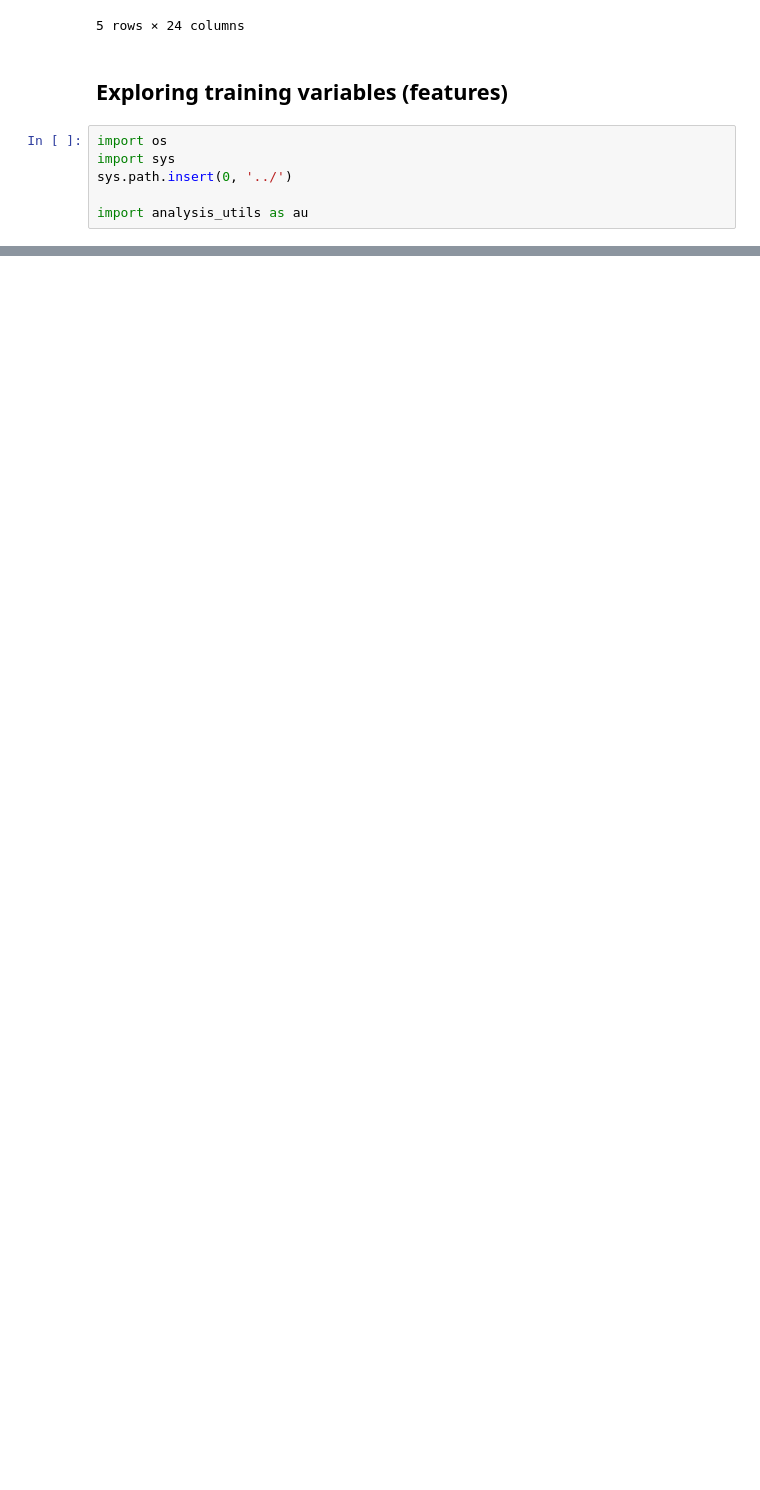
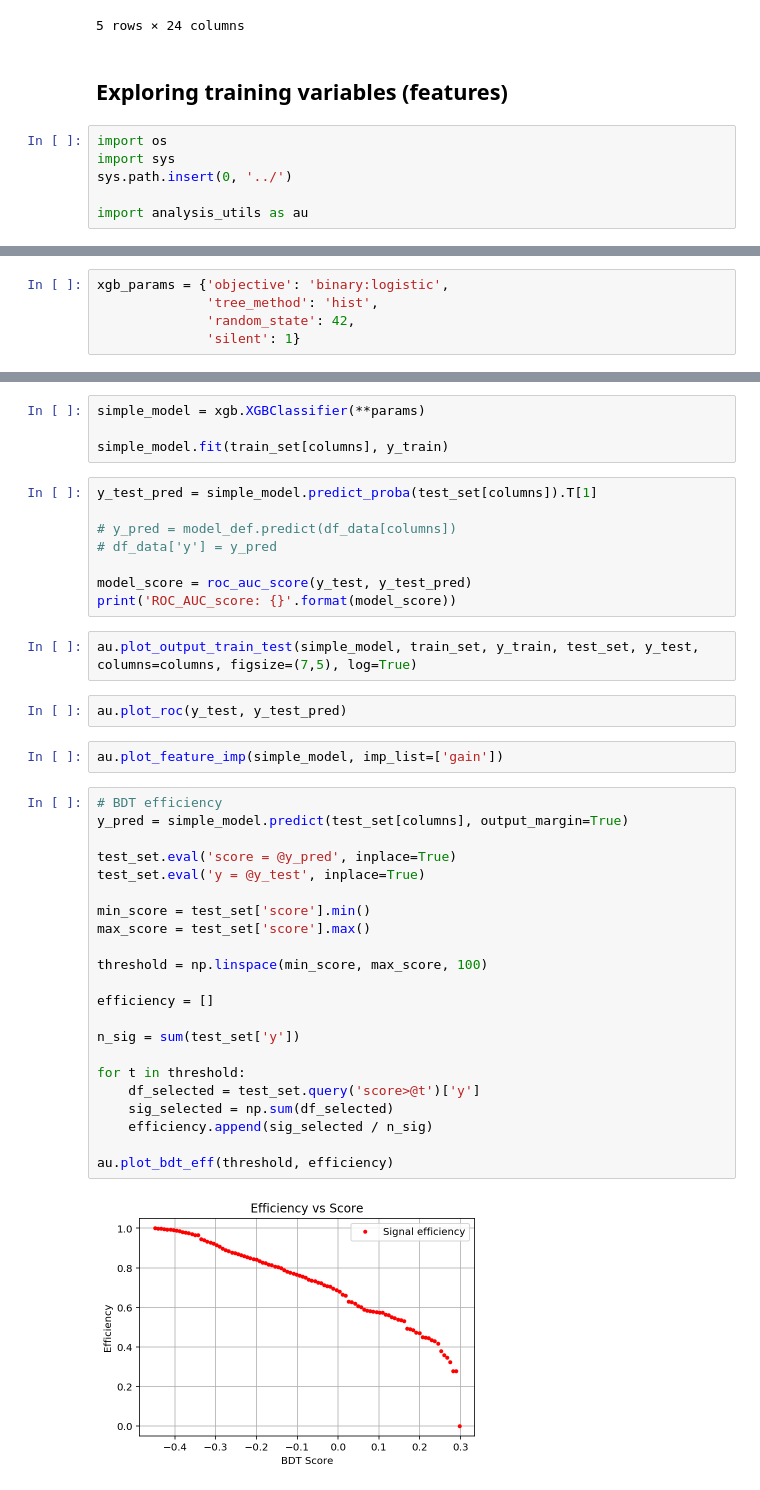
Before and after one commit to fcatalan92/starterkitML19, a Jupyter notebook: MLStarterKit.ipynb, the cells around one changed output, grey strips where cells are left out. Saved outputs shown, nothing was run; the diff lists cells and outputs as text; blank space fills up the shorter version.

```diff
--- a/MLStarterKit.ipynb
+++ b/MLStarterKit.ipynb
@@ -323,0 +348,5 @@ print(COLUMNS)
+# %%
+xgb_params = {'objective': 'binary:logistic',
+              'tree_method': 'hist',
+              'random_state': 42,
+              'silent': 1}
@@ -323,0 +372,42 @@ print(COLUMNS)
+# %%
+simple_model = xgb.XGBClassifier(**params)
+
+simple_model.fit(train_set[columns], y_train)
+# %%
+y_test_pred = simple_model.predict_proba(test_set[columns]).T[1]
+
+# y_pred = model_def.predict(df_data[columns])
+# df_data['y'] = y_pred
+
+model_score = roc_auc_score(y_test, y_test_pred)
+print('ROC_AUC_score: {}'.format(model_score))
+# %%
+au.plot_output_train_test(simple_model, train_set, y_train, test_set, y_test, columns=columns, figsize=(7,5), log=True)
+# %%
+au.plot_roc(y_test, y_test_pred)
+# %%
+au.plot_feature_imp(simple_model, imp_list=['gain'])
+# %%
+# BDT efficiency
+y_pred = simple_model.predict(test_set[columns], output_margin=True)
+
+test_set.eval('score = @y_pred', inplace=True)
+test_set.eval('y = @y_test', inplace=True)
+
+min_score = test_set['score'].min()
+max_score = test_set['score'].max()
+
+threshold = np.linspace(min_score, max_score, 100)
+
+efficiency = []
+
+n_sig = sum(test_set['y'])
+
+for t in threshold:
+    df_selected = test_set.query('score>@t')['y']
+    sig_selected = np.sum(df_selected)
+    efficiency.append(sig_selected / n_sig)
+
+au.plot_bdt_eff(threshold, efficiency)
+# %% [output]
+[figure, added]
```
Also changed, not shown: parts of 37 cells of this notebook, 1 other file.
